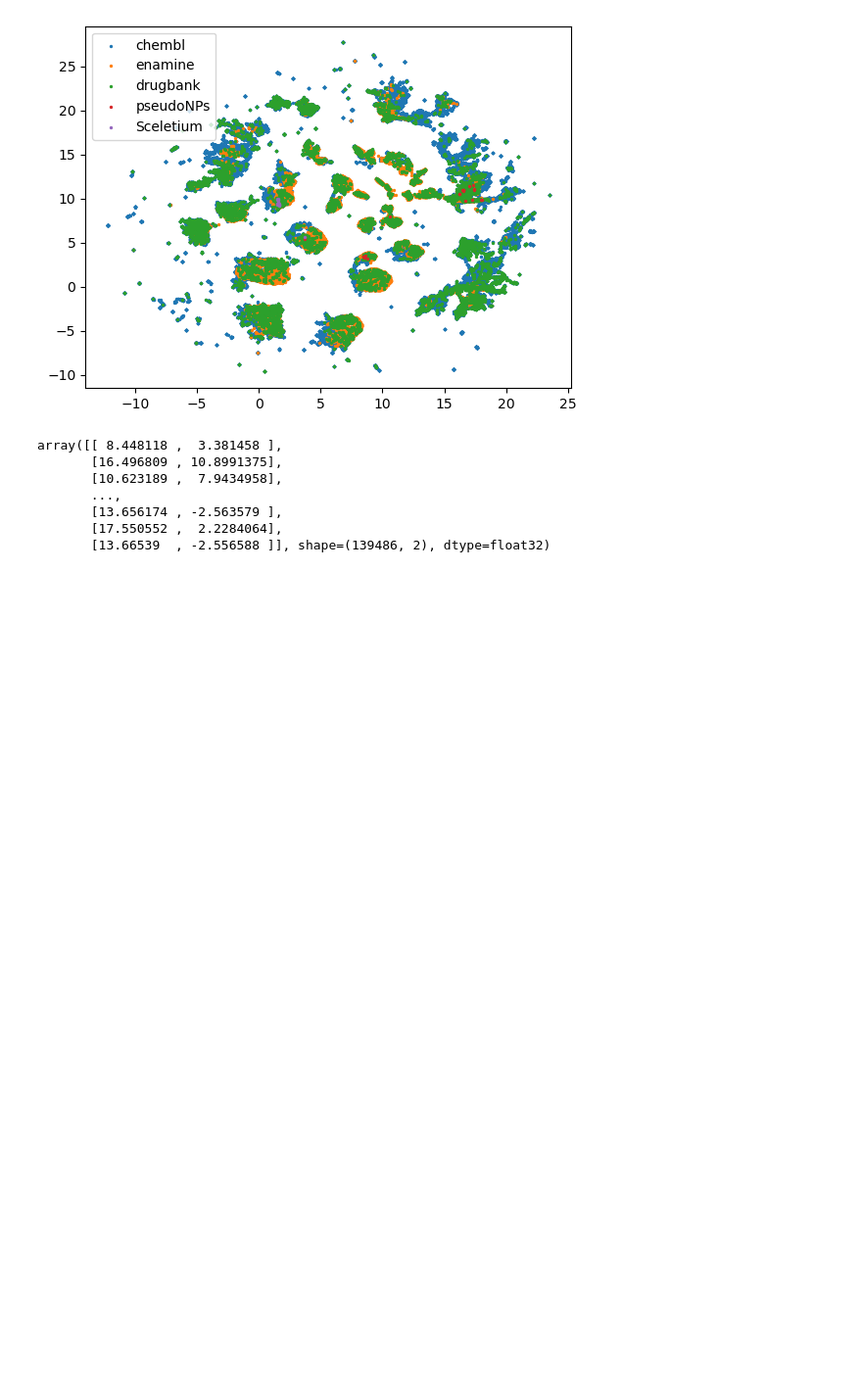
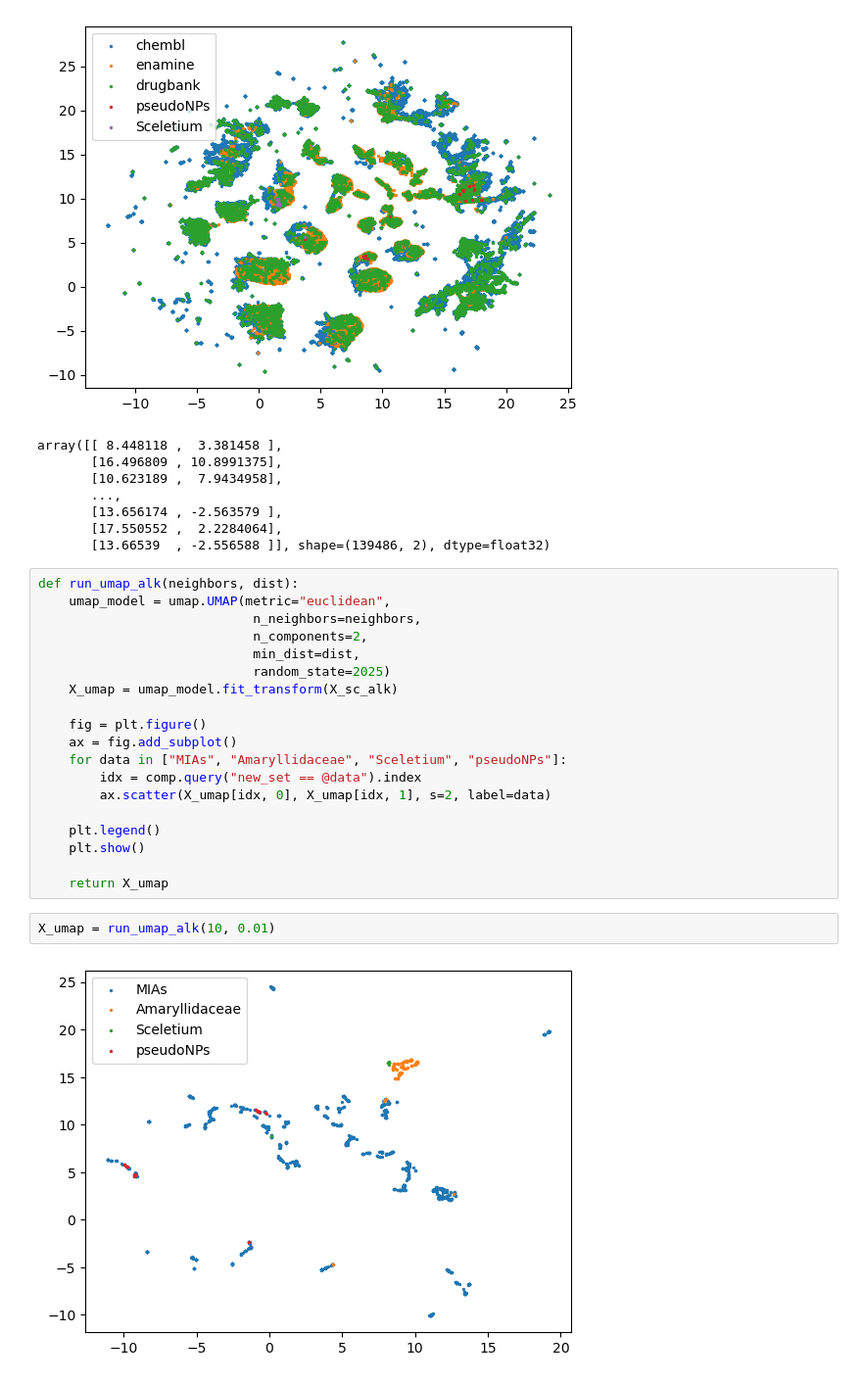
Before and after one commit to BernalFA/2025_Greiner_PseudoNPs, a Jupyter notebook: notebooks/1.04-fb-pca_umap.ipynb, the cells around one changed output. Shown at 98% size. Cells and saved outputs as stored; diff of their text form; blank space fills up the shorter version.

```diff
--- a/notebooks/1.04-fb-pca_umap.ipynb
+++ b/notebooks/1.04-fb-pca_umap.ipynb
@@ -181,3 +232,26 @@ array([[ 8.448118 ,  3.381458 ],
        [13.656174 , -2.563579 ],
        [17.550552 ,  2.2284064],
        [13.66539  , -2.556588 ]], shape=(139486, 2), dtype=float32)
+# %%
+def run_umap_alk(neighbors, dist):
+    umap_model = umap.UMAP(metric="euclidean",
+                            n_neighbors=neighbors,
+                            n_components=2,
+                            min_dist=dist,
+                            random_state=2025)
+    X_umap = umap_model.fit_transform(X_sc_alk)
+
+    fig = plt.figure()
+    ax = fig.add_subplot()
+    for data in ["MIAs", "Amaryllidaceae", "Sceletium", "pseudoNPs"]:
+        idx = comp.query("new_set == @data").index
+        ax.scatter(X_umap[idx, 0], X_umap[idx, 1], s=2, label=data)
+
+    plt.legend()
+    plt.show()
+
+    return X_umap
+# %%
+X_umap = run_umap_alk(10, 0.01)
+# %% [output]
+[figure, added]
```
Also changed, not shown: parts of 13 cells of this notebook, 7 other files.
